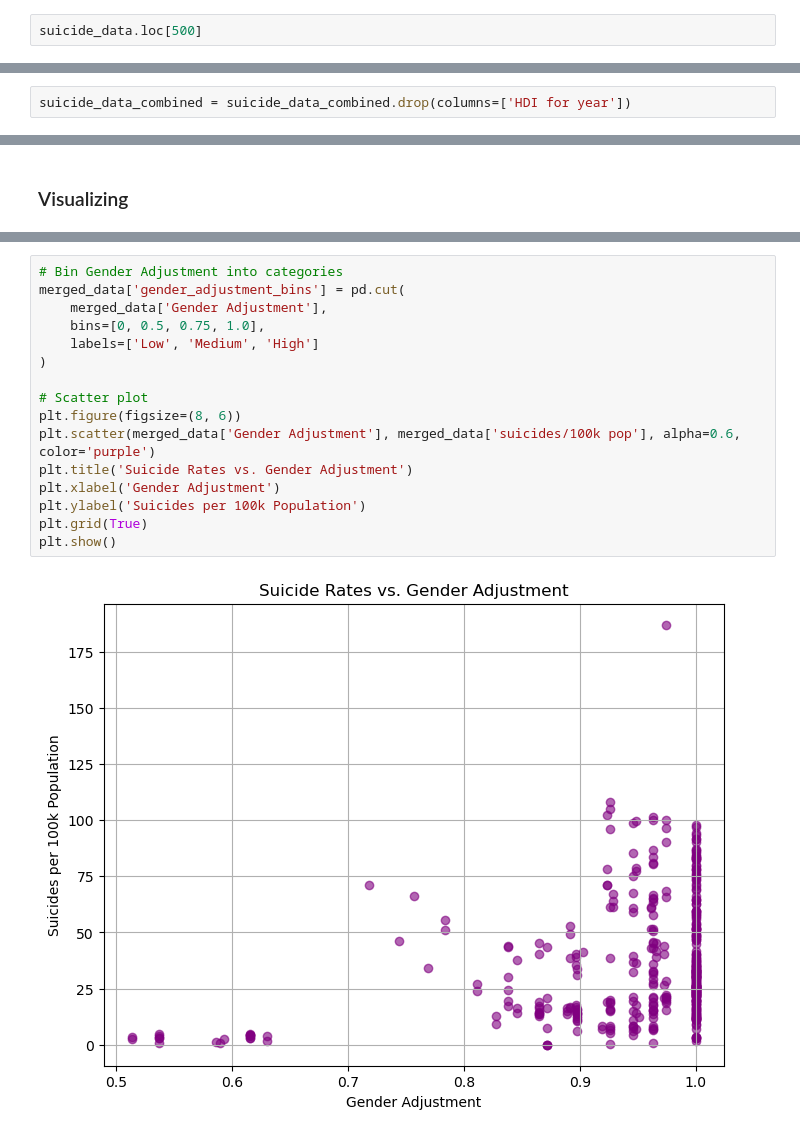
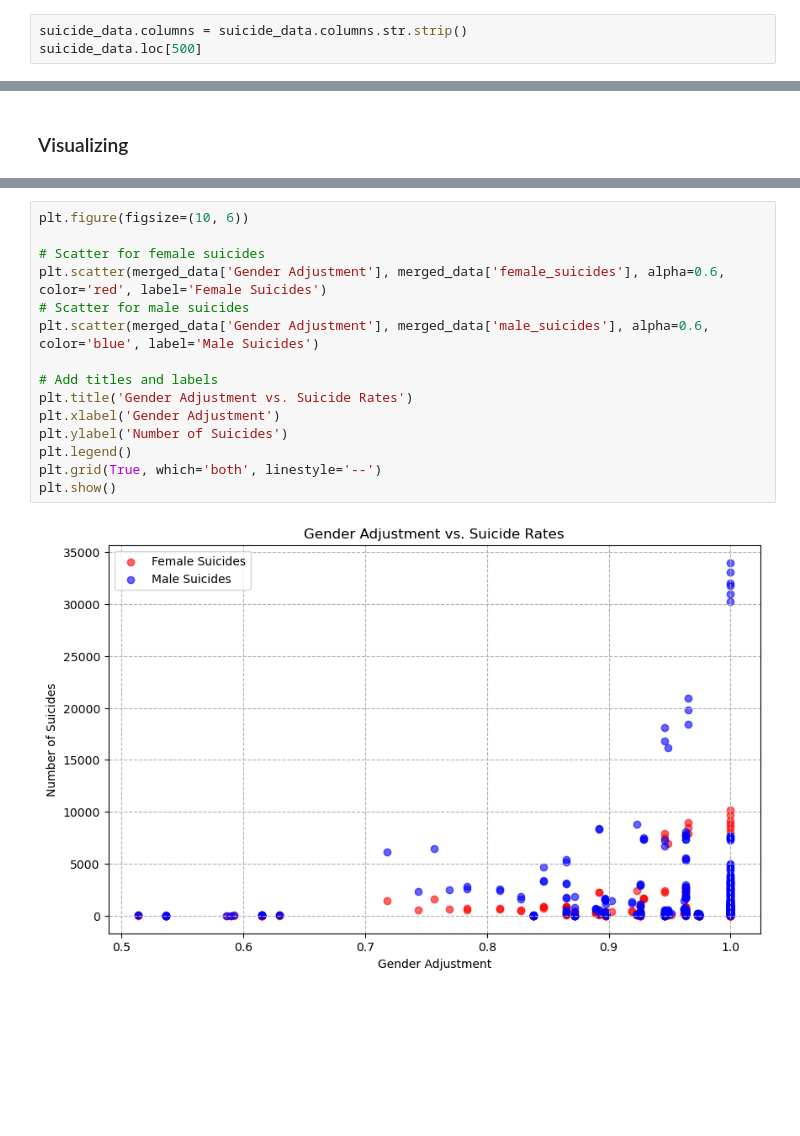
Before and after one commit to miamelaniemoor/human-freedom-and-suicide, a Jupyter notebook: Untitled.ipynb, the cells around one changed output, grey strips where cells are left out. Cells and saved outputs as stored; diff of their text form; blank space fills up the shorter version.

Commit message:
Cleaning a bit more and trying some other visualisations

```diff
--- a/Untitled.ipynb
+++ b/Untitled.ipynb
@@ -147,6 +157,7 @@ suicide_data.tail()
 | 27818 | Uzbekistan | 2014 | female | 5-14 years | 44 | 2631600 | 1.67 | Uzbekistan2014 | ... |
 | 27819 | Uzbekistan | 2014 | female | 55-74 years | 21 | 1438935 | 1.46 | Uzbekistan2014 | ... |
 # %%
+suicide_data.columns = suicide_data.columns.str.strip()
 suicide_data.loc[500]
 # %% [output]
 country                   Antigua and Barbuda
@@ -210,5 +218,3 @@ print(suicide_data_combined['HDI for year'].isna().sum())
-# %%
-suicide_data_combined = suicide_data_combined.drop(columns=['HDI for year'])
 # %% [markdown]
 ### Uniting the data into one dataframe
 # %%
@@ -250,18 +287,17 @@ plt.show()
 # %%
-# Bin Gender Adjustment into categories
-merged_data['gender_adjustment_bins'] = pd.cut(
-    merged_data['Gender Adjustment'],
-    bins=[0, 0.5, 0.75, 1.0],
-    labels=['Low', 'Medium', 'High']
-)
+plt.figure(figsize=(10, 6))
 
-# Scatter plot
-plt.figure(figsize=(8, 6))
-plt.scatter(merged_data['Gender Adjustment'], merged_data['suicides/100k pop'], alpha=0.6, color='purple')
-plt.title('Suicide Rates vs. Gender Adjustment')
+# Scatter for female suicides
+plt.scatter(merged_data['Gender Adjustment'], merged_data['female_suicides'], alpha=0.6, color='red', label='Female Suicides')
+# Scatter for male suicides
+plt.scatter(merged_data['Gender Adjustment'], merged_data['male_suicides'], alpha=0.6, color='blue', label='Male Suicides')
+
+# Add titles and labels
+plt.title('Gender Adjustment vs. Suicide Rates')
 plt.xlabel('Gender Adjustment')
-plt.ylabel('Suicides per 100k Population')
-plt.grid(True)
+plt.ylabel('Number of Suicides')
+plt.legend()
+plt.grid(True, which='both', linestyle='--')
 plt.show()
 # %% [output]
-[figure, old version]
+[figure, new version]
```
Also changed, not shown: parts of 11 cells of this notebook.
